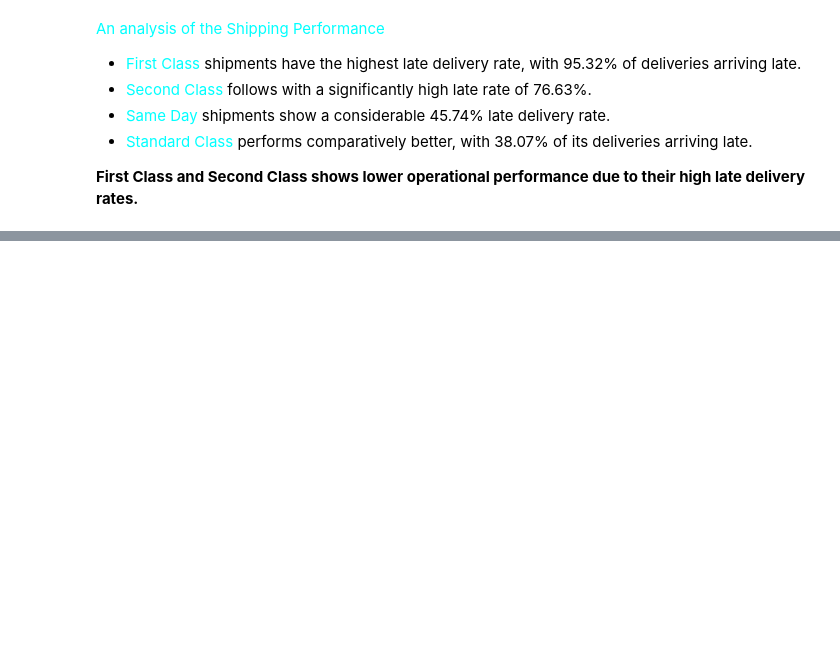
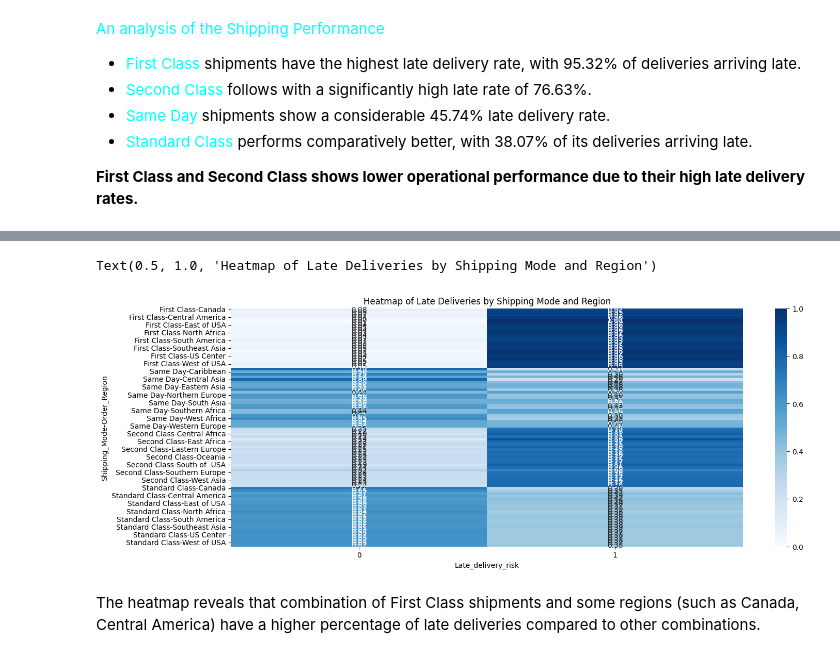
Before and after one commit to zaw-may/Supply-Chain-Analysis, a Jupyter notebook: NB02-SupplyChainHypothesis.ipynb, the cells around one changed output, grey strips where cells are left out. Drawn from its saved outputs; the diff is of its cells as text; code cells hidden in the pictures; blank space fills up the shorter version.

```diff
--- a/NB02-SupplyChainHypothesis.ipynb
+++ b/NB02-SupplyChainHypothesis.ipynb
@@ -32,0 +97,3 @@ shipping_mode_summary.sort_values(by='Late_percentage', ascending = False)
+# %%
+both_contingency_table = pd.crosstab(index=[refined_data['Shipping_Mode'], refined_data['Order_Region']], columns=refined_data['Late_delivery_risk'])
+both_contingency_table
@@ -32,0 +126,14 @@ shipping_mode_summary.sort_values(by='Late_percentage', ascending = False)
+# %%
+import seaborn as sns
+import matplotlib.pyplot as plt
+
+refined_df = both_contingency_table.div(both_contingency_table.sum(axis=1), axis=0)
+
+plt.figure(figsize=(16,6))
+sns.heatmap(refined_df, annot=True, fmt=".2f", cmap="Blues")
+plt.title("Heatmap of Late Deliveries by Shipping Mode and Region")
+# %% [output]
+Text(0.5, 1.0, 'Heatmap of Late Deliveries by Shipping Mode and Region')
+[figure, added]
+# %% [markdown]
+The heatmap reveals that combination of First Class shipments and some regions (such as Canada, Central America) have a higher percentage of late deliveries compared to other combinations.
```
Also changed, not shown: parts of 13 cells of this notebook, 1 other file.
